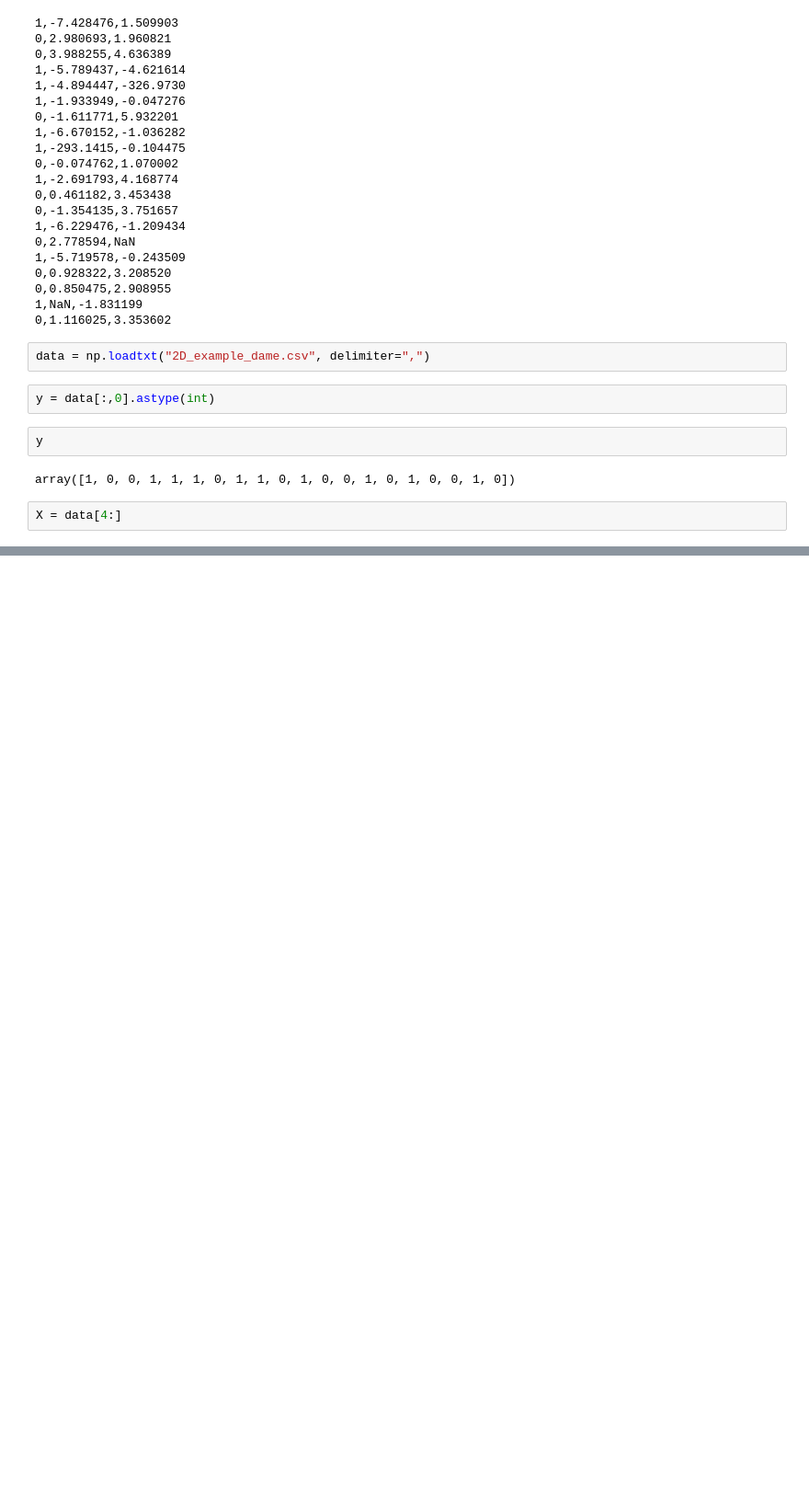
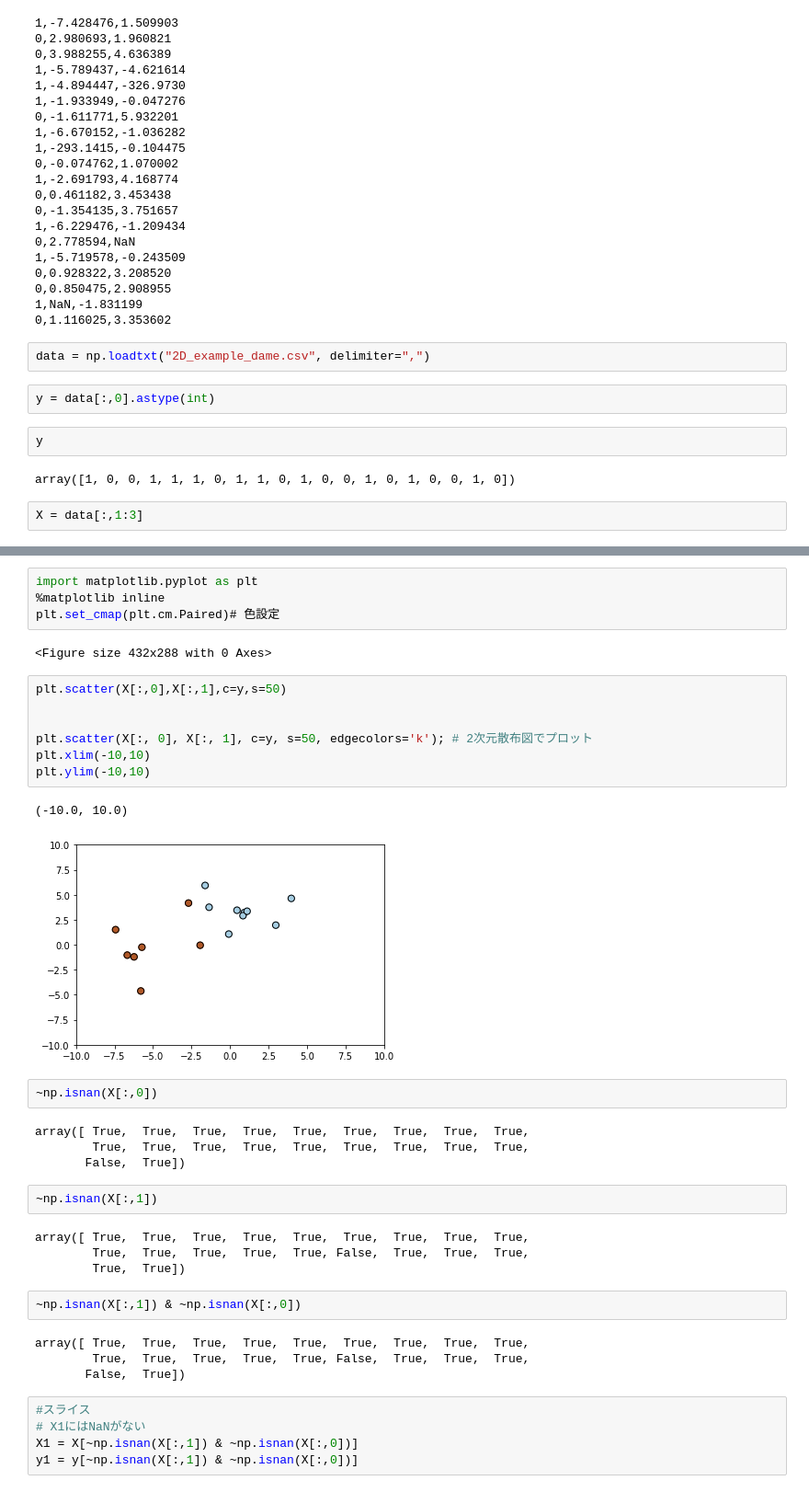
Before and after one commit to AkiraTakahashi0906/PythonStudy, a Jupyter notebook: sklearn7.ipynb, the cells around one changed output, grey strips where cells are left out. Shown at 92% size. Saved outputs shown, nothing was run; the diff lists cells and outputs as text; blank space fills up the shorter version.

```diff
--- a/sklearn7.ipynb
+++ b/sklearn7.ipynb
@@ -33,4 +33,4 @@ y
 # %% [output]
 array([1, 0, 0, 1, 1, 1, 0, 1, 1, 0, 1, 0, 0, 1, 0, 1, 0, 0, 1, 0])
 # %%
-X = data[4:]
+X = data[:,1:3]
@@ -36,0 +53,39 @@ X = data[4:]
+# %%
+import matplotlib.pyplot as plt
+%matplotlib inline
+plt.set_cmap(plt.cm.Paired)# 色設定
+# %% [output]
+<Figure size 432x288 with 0 Axes>
+# %%
+plt.scatter(X[:,0],X[:,1],c=y,s=50)
+
+
+plt.scatter(X[:, 0], X[:, 1], c=y, s=50, edgecolors='k'); # 2次元散布図でプロット
+plt.xlim(-10,10)
+plt.ylim(-10,10)
+# %% [output]
+(-10.0, 10.0)
+[figure, added]
+# %%
+~np.isnan(X[:,0])
+# %% [output]
+array([ True,  True,  True,  True,  True,  True,  True,  True,  True,
+        True,  True,  True,  True,  True,  True,  True,  True,  True,
+       False,  True])
+# %%
+~np.isnan(X[:,1])
+# %% [output]
+array([ True,  True,  True,  True,  True,  True,  True,  True,  True,
+        True,  True,  True,  True,  True, False,  True,  True,  True,
+        True,  True])
+# %%
+~np.isnan(X[:,1]) & ~np.isnan(X[:,0])
+# %% [output]
+array([ True,  True,  True,  True,  True,  True,  True,  True,  True,
+        True,  True,  True,  True,  True, False,  True,  True,  True,
+       False,  True])
+# %%
+#スライス
+# X1にはNaNがない
+X1 = X[~np.isnan(X[:,1]) & ~np.isnan(X[:,0])]
+y1 = y[~np.isnan(X[:,1]) & ~np.isnan(X[:,0])]
```
Also changed, not shown: parts of 13 cells of this notebook, 1 other file.
